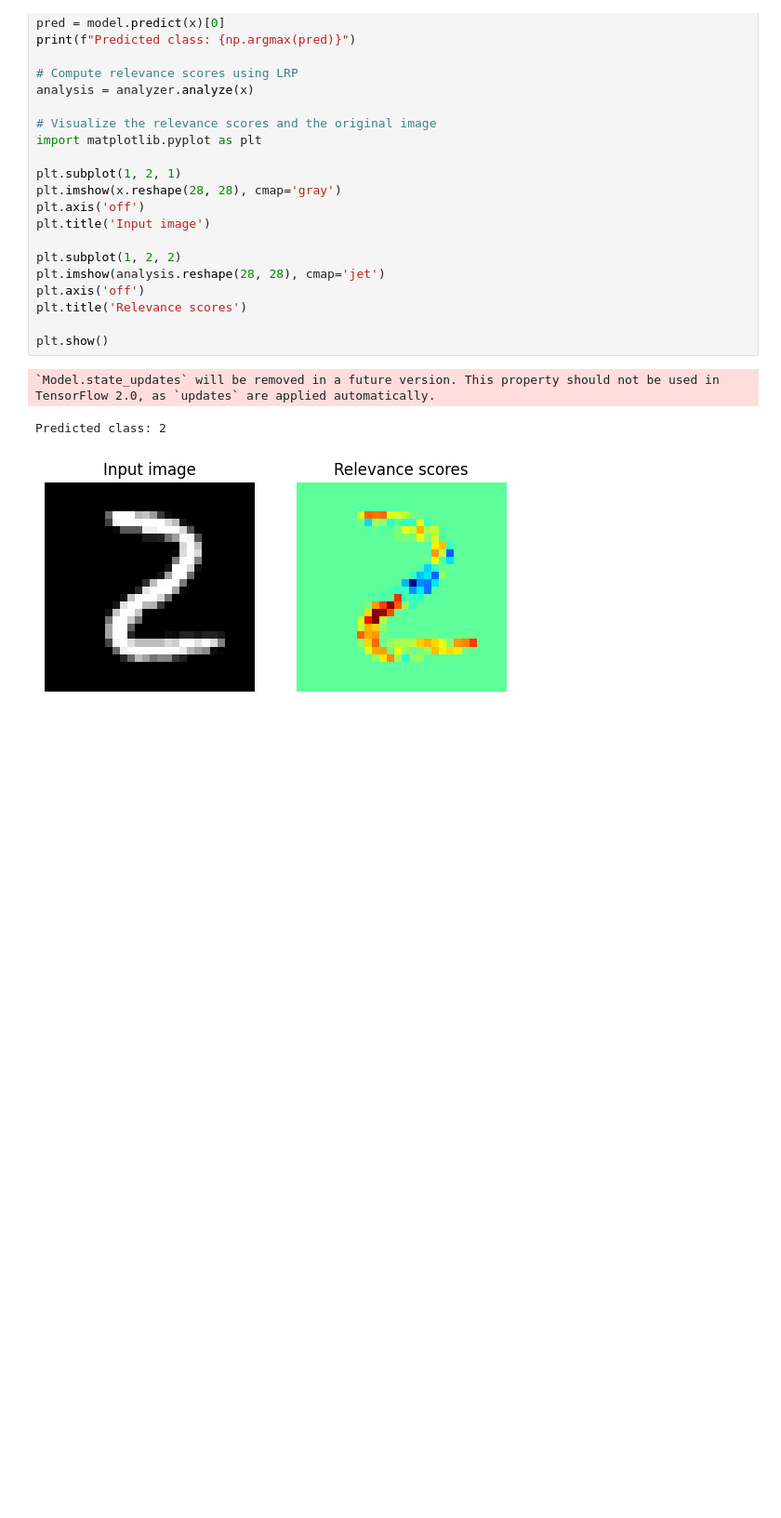
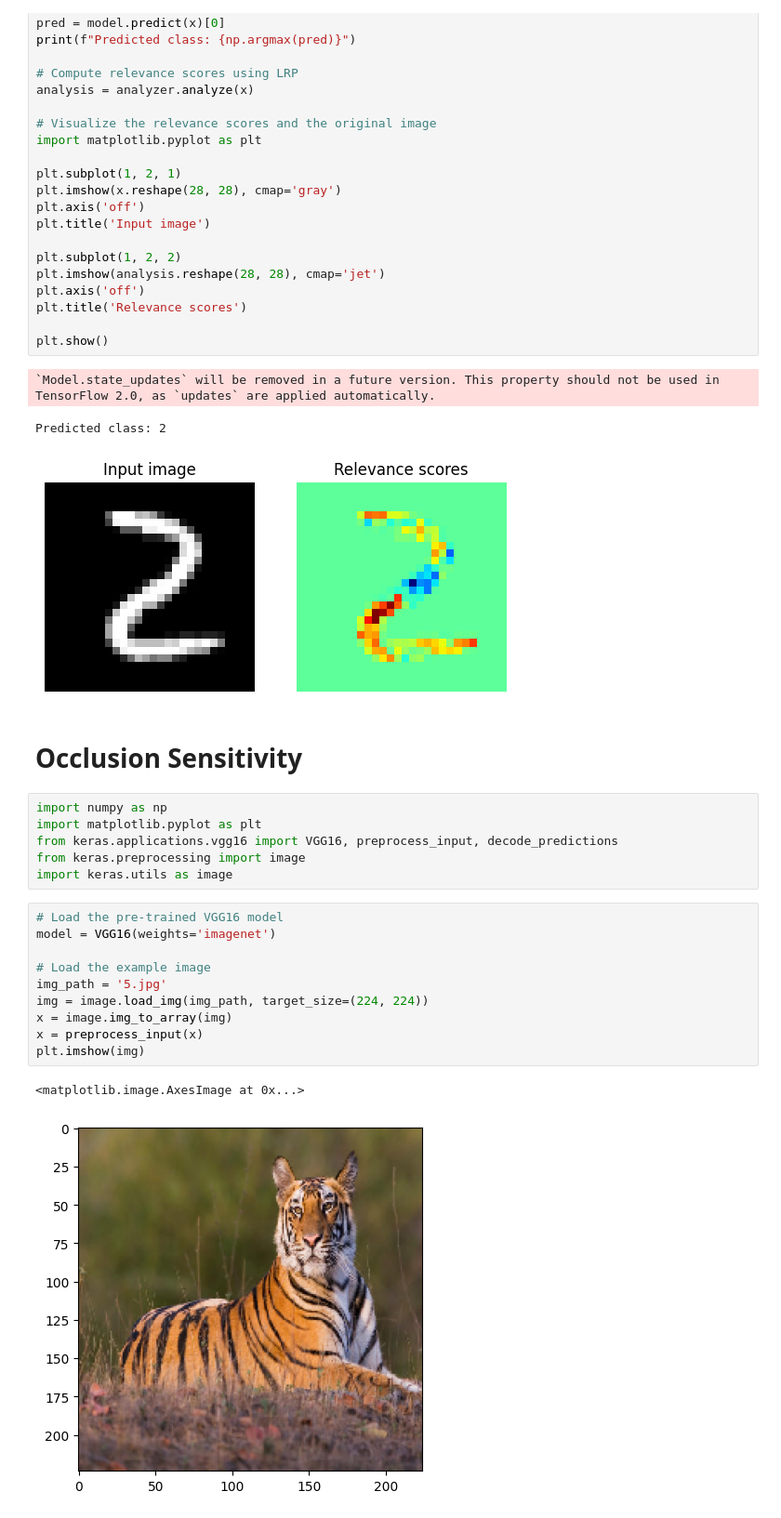
Before and after one commit to mobile-cloud-computing/XAIMethodsAnalysis, a Jupyter notebook: XAIANAlysis.ipynb, the cells around one changed output. Shown at 93% size. Drawn from its saved outputs; the diff is of its cells as text; blank space fills up the shorter version.

Commit message:
Added code for Occlusion

```diff
--- a/XAIANAlysis.ipynb
+++ b/XAIANAlysis.ipynb
@@ -879,3 +879,24 @@ plt.show()
 `Model.state_updates` will be removed in a future version. This property should not be used in TensorFlow 2.0, as `updates` are applied automatically.
 Predicted class: 2
 [figure]
+# %% [markdown]
+# **Occlusion Sensitivity**
+# %%
+import numpy as np
+import matplotlib.pyplot as plt
+from keras.applications.vgg16 import VGG16, preprocess_input, decode_predictions
+from keras.preprocessing import image
+import keras.utils as image
+# %%
+# Load the pre-trained VGG16 model
+model = VGG16(weights='imagenet')
+
+# Load the example image
+img_path = '5.jpg'
+img = image.load_img(img_path, target_size=(224, 224))
+x = image.img_to_array(img)
+x = preprocess_input(x)
+plt.imshow(img)
+# %% [output]
+<matplotlib.image.AxesImage at 0x...>
+[figure, added]
```
Also changed, not shown: parts of 1 cell of this notebook.
